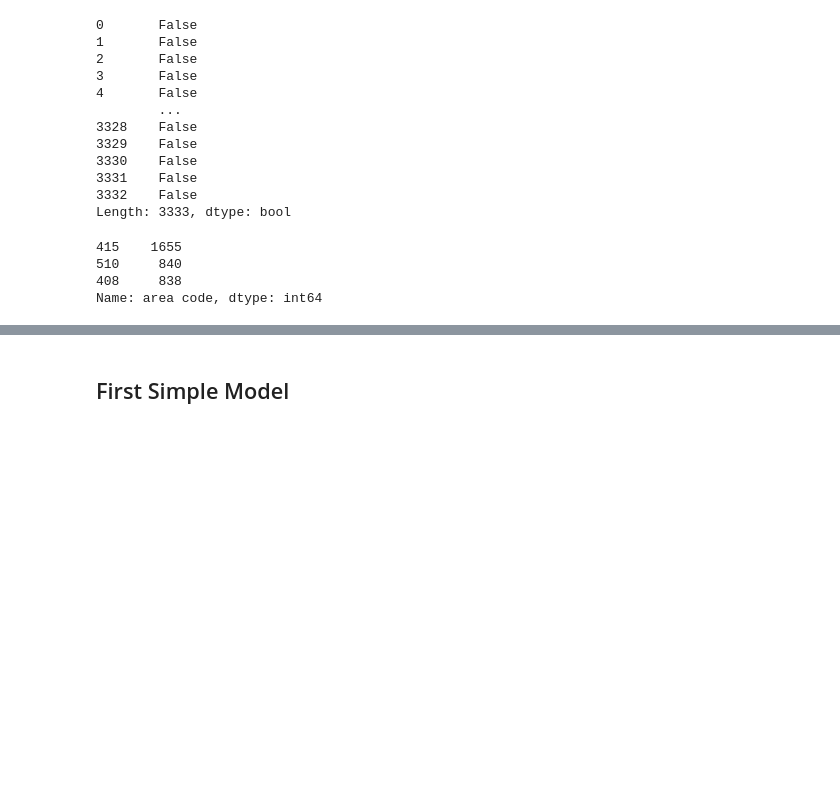
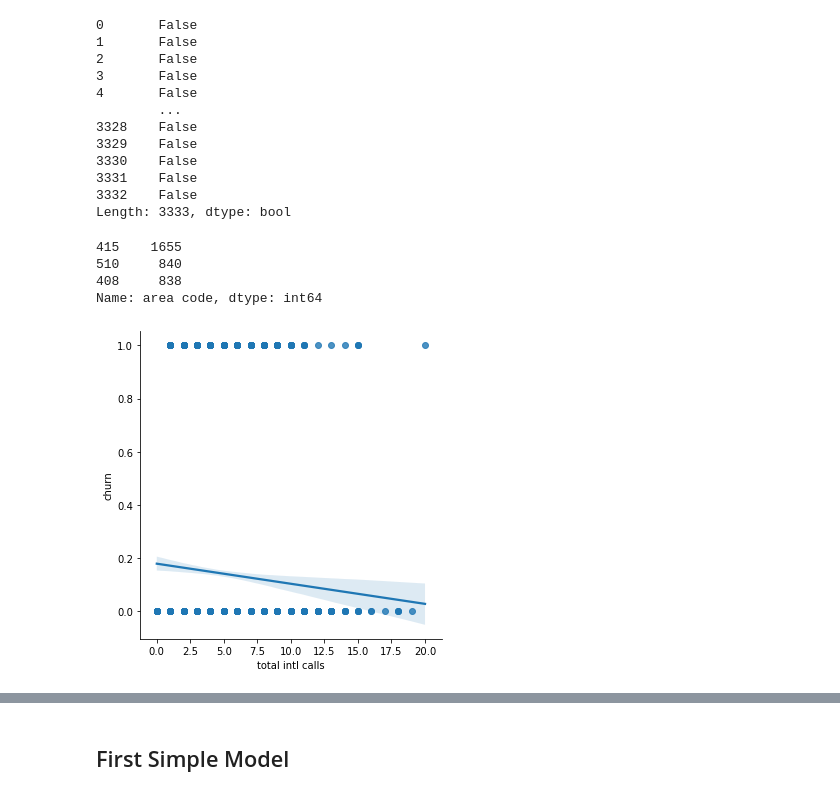
Before and after one commit to oklena/SyriaTel_Customer_Churn, a Jupyter notebook: notebooks/eda/Reuben_EDA.ipynb, the cells around one changed output, grey strips where cells are left out. Saved outputs shown, nothing was run; the diff lists cells and outputs as text; code cells hidden in the pictures; blank space fills up the shorter version.

Commit message:
made some visuals that show relationships btwn features.

```diff
--- a/notebooks/eda/Reuben_EDA.ipynb
+++ b/notebooks/eda/Reuben_EDA.ipynb
@@ -72,0 +74,4 @@ df.drop('phone number', axis=1, inplace=True)
+# %%
+sns.lmplot('total intl calls', 'churn', data=df);
+# %% [output]
+[figure, added]
```
Also changed, not shown: parts of 13 cells of this notebook.
